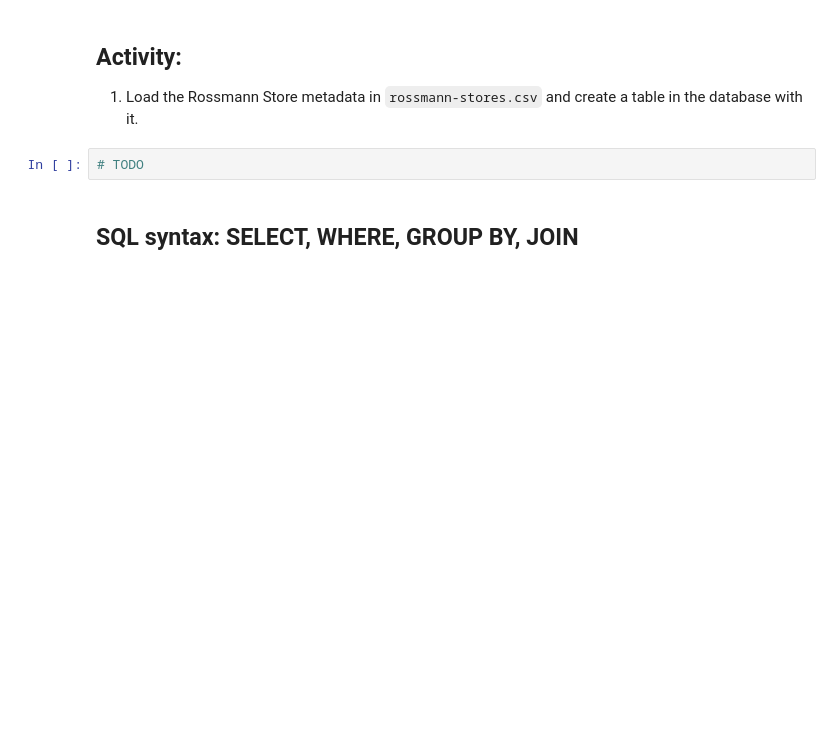
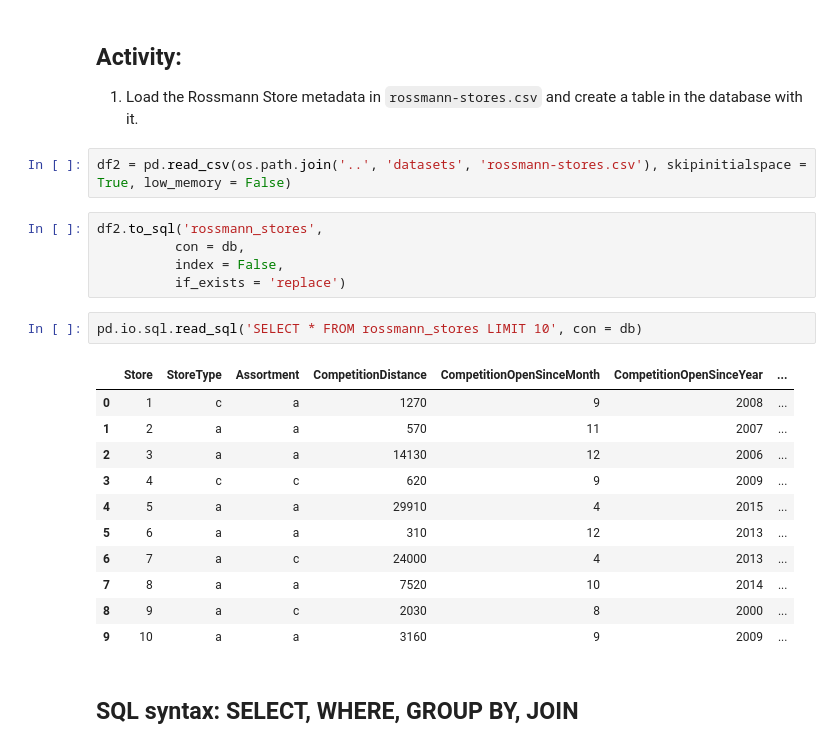
Before and after one commit to blackgenie13/GA-DAT-SF-21, a Jupyter notebook: classes/17/code/codealong-17.ipynb, the cells around one changed output. Saved outputs shown, nothing was run; the diff lists cells and outputs as text; blank space fills up the shorter version.

```diff
--- a/classes/17/code/codealong-17.ipynb
+++ b/classes/17/code/codealong-17.ipynb
@@ -67,8 +93,27 @@ This runs the query passed in and returns a dataframe with the results.
 ## Activity:
 
 1. Load the Rossmann Store metadata in `rossmann-stores.csv` and create a table in the database with it.
-# %%
-# TODO
+# %%
+df2 = pd.read_csv(os.path.join('..', 'datasets', 'rossmann-stores.csv'), skipinitialspace = True, low_memory = False)
+# %%
+df2.to_sql('rossmann_stores',
+          con = db,
+          index = False,
+          if_exists = 'replace')
+# %%
+pd.io.sql.read_sql('SELECT * FROM rossmann_stores LIMIT 10', con = db)
+# %% [output]
+|  | Store | StoreType | Assortment | CompetitionDistance | CompetitionOpenSinceMonth | CompetitionOpenSinceYear | ... |
+| 0 | 1 | c | a | 1270 | 9 | 2008 | ... |
+| 1 | 2 | a | a | 570 | 11 | 2007 | ... |
+| 2 | 3 | a | a | 14130 | 12 | 2006 | ... |
+| 3 | 4 | c | c | 620 | 9 | 2009 | ... |
+| 4 | 5 | a | a | 29910 | 4 | 2015 | ... |
+| 5 | 6 | a | a | 310 | 12 | 2013 | ... |
+| 6 | 7 | a | c | 24000 | 4 | 2013 | ... |
+| 7 | 8 | a | a | 7520 | 10 | 2014 | ... |
+| 8 | 9 | a | c | 2030 | 8 | 2000 | ... |
+| 9 | 10 | a | a | 3160 | 9 | 2009 | ... |
 # %% [markdown]
 ## SQL syntax: SELECT, WHERE, GROUP BY, JOIN
 # %% [markdown]
```
Also changed, not shown: parts of 15 cells of this notebook, 1 other file.
